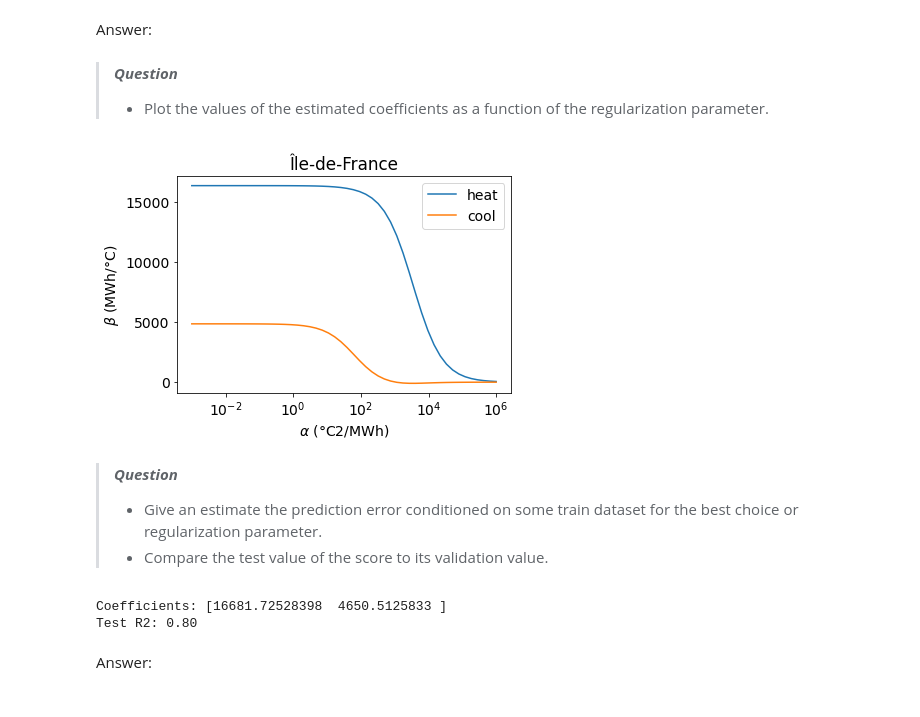
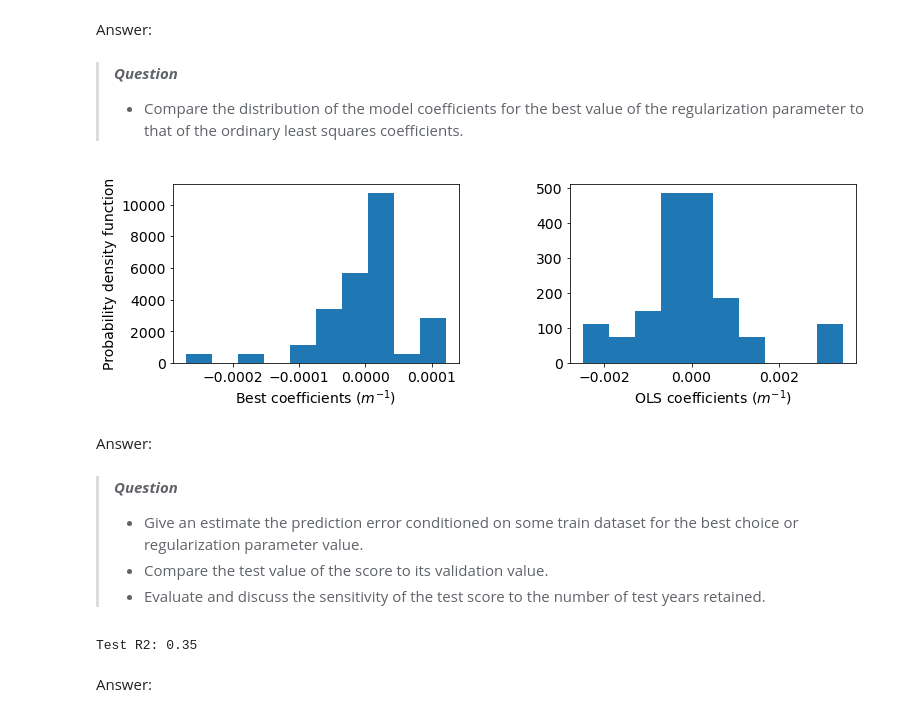
Before and after one commit to Pchambet/ml4climate, a Jupyter notebook: book/notebooks/05_tutorial_regularization_selection_evaluation.ipynb, the cells around one changed output. Saved outputs shown, nothing was run; the diff lists cells and outputs as text; code cells hidden in the pictures.

```diff
--- a/book/notebooks/05_tutorial_regularization_selection_evaluation.ipynb
+++ b/book/notebooks/05_tutorial_regularization_selection_evaluation.ipynb
@@ -74,0 +169,23 @@ df_dem_reg = df_dem_reg.iloc[slice(None, None, step)]
+# %%
+# Remove seasonal cycle from wind capacity factor
+da_windcf_reg = df_windcf_reg.to_xarray()
+gp_windcf_cycle = da_windcf_reg.groupby('time.month')
+da_windcf_anom = gp_windcf_cycle - gp_windcf_cycle.mean('time')
+df_windcf_anom = da_windcf_anom.drop('month').to_dataframe()[REGION_NAME]
+
+# Remove seasonal cycle from geopotential height or not
+gp_z500_cycle = da_z500.groupby('time.month')
+da_z500_anom = gp_z500_cycle - gp_z500_cycle.mean('time')
+
+# Convert to bandas with grid points as columns
+df_z500_anom = da_z500_anom.stack(latlon=('lat', 'lon')).to_dataframe()[
+    z500_name].unstack(0).transpose()
+
+# Select common index
+idx = df_z500_anom.index.intersection(df_windcf_anom.index)
+df_z500_anom = df_z500_anom.loc[idx]
+df_windcf_anom = df_windcf_anom.loc[idx]
+
+# Number of years in dataset
+time = df_windcf_anom.index
+n_years = time.year.max() - time.year.min() + 1
@@ -219,48 +345,44 @@ _ = plt.title(region_name + r'. Best $r^2$: {:.2} for $\alpha$ = {:.1e}'.format(
 Answer:
 # %% [markdown]
 > ***Question***
-> - Plot the values of the estimated coefficients as a function of the regularization parameter.
+> - Compare the distribution of the model coefficients for the best value of the regularization parameter to that of the ordinary least squares coefficients.
 # %%
-# Plot coefficients
-fig, ax = plt.subplots()
-df_coefs = pd.DataFrame(coefs, index=alpha_rng, columns=list(variables))
-df_coefs.index.name = alpha_label
-df_coefs.plot(ax=ax, ylabel=r'$\beta$ (MWh/°C)')
-ax.set_xscale('log')
-_ = plt.title(region_name)
+# answer cell
+# Setup figure with 2 panels and sufficient space between them
+figsize = np.array(plt.rcParams['figure.figsize']) * np.array([2, 1.2])
+fig, ax = plt.subplots(1, 2, figsize=figsize)
+fig.tight_layout(pad=5.0)
+
+# Plot best coefficients
+ax[0].hist(coefs_best, density=True)
+ax[0].set_xlabel(r'Best coefficients ($m^{-1}$)')
+ax[0].set_ylabel('Probability density function')
+
+# Plot OLS coefficients (approximated by coefficients for minimum value of alpha)
+ax[1].hist(coefs[0], density=True)
+_ = ax[1].set_xlabel(r'OLS coefficients ($m^{-1}$)')
 # %% [output]
-[figure, old version]
+[figure, new version]
+# %% [markdown]
+Answer:
 # %% [markdown]
 > ***Question***
-> - Give an estimate the prediction error conditioned on some train dataset for the best choice or regularization parameter.
+> - Give an estimate the prediction error conditioned on some train dataset for the best choice or regularization parameter value.
 > - Compare the test value of the score to its validation value.
+> - Evaluate and discuss the sensitivity of the test score to the number of test years retained.
 # %%
-# Compute prediction error conditioned on first 5 years of data
-# Number of test days
-n_days_per_year = N_DAYS_PER_MONTH * 12
-n_test = n_days_per_year
-
-# Select test set from last year
-X_test = X[-n_test:]
-y_test = y[-n_test:]
-
-# Select train set from previous years
-X_train = X[:-n_test]
-y_train = y[:-n_test]
-
-# Define the Ridge estimator for best regularization parameter
-reg = reg_class(alpha=alpha_best, fit_intercept=fit_intercept)
+# answer cell
+# Define the Ridge estimator for best regularization parameter value
+reg = reg_class(alpha=complexity_best)
 
 # Fit on train data
-reg.fit(X_train, y_train)
-print('Coefficients:', reg.coef_)
+reg.fit(X_cv, y_cv)
 
 # Test on test data
 r2_test = reg.score(X_test, y_test)
 
 print('Test R2: {:.2f}'.format(r2_test))
 # %% [output]
-Coefficients: [16681.72528398  4650.5125833 ]
-Test R2: 0.80
+Test R2: 0.35
 # %% [markdown]
 Answer:
```
Also changed, not shown: parts of 26 cells of this notebook.
